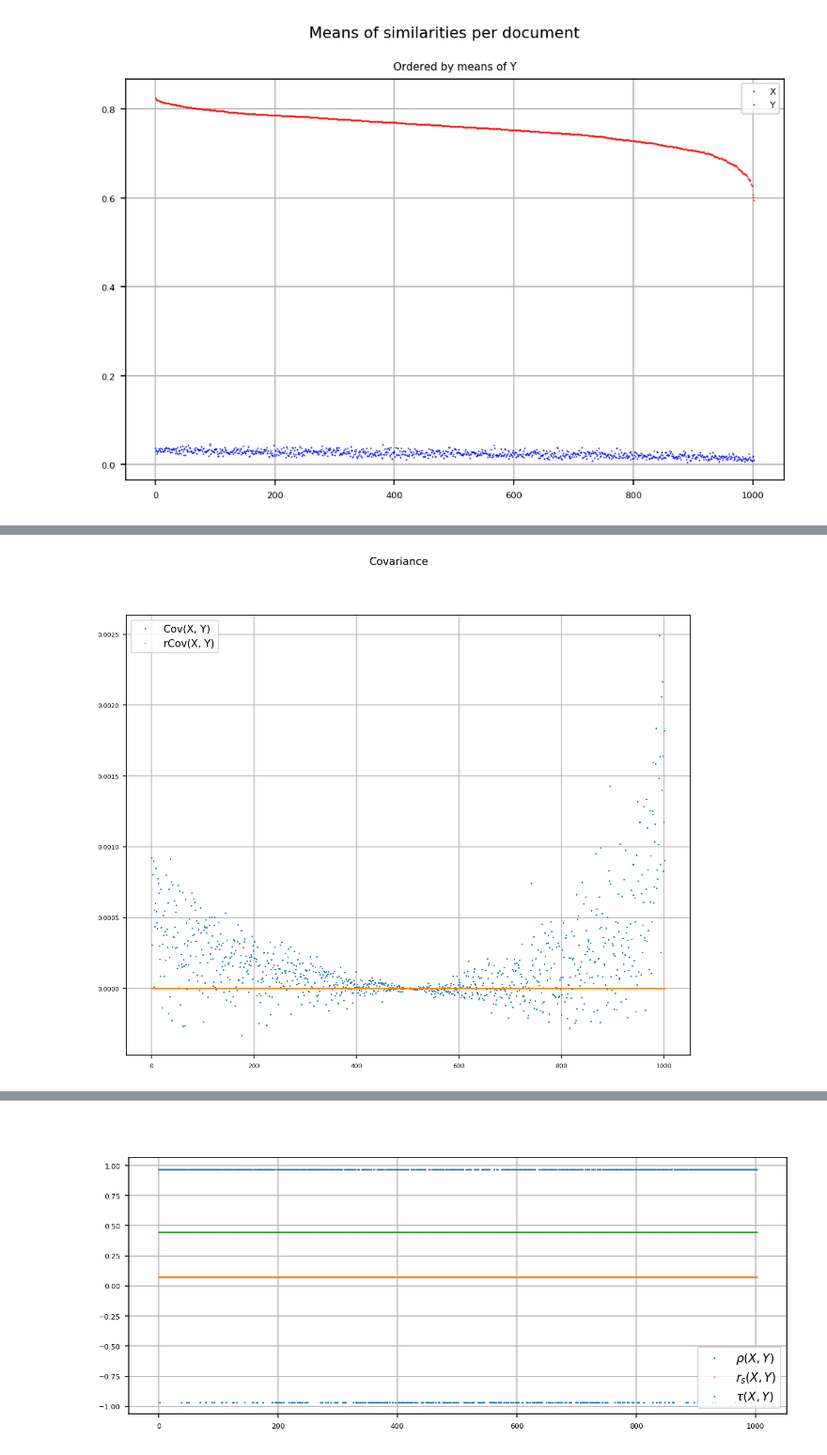
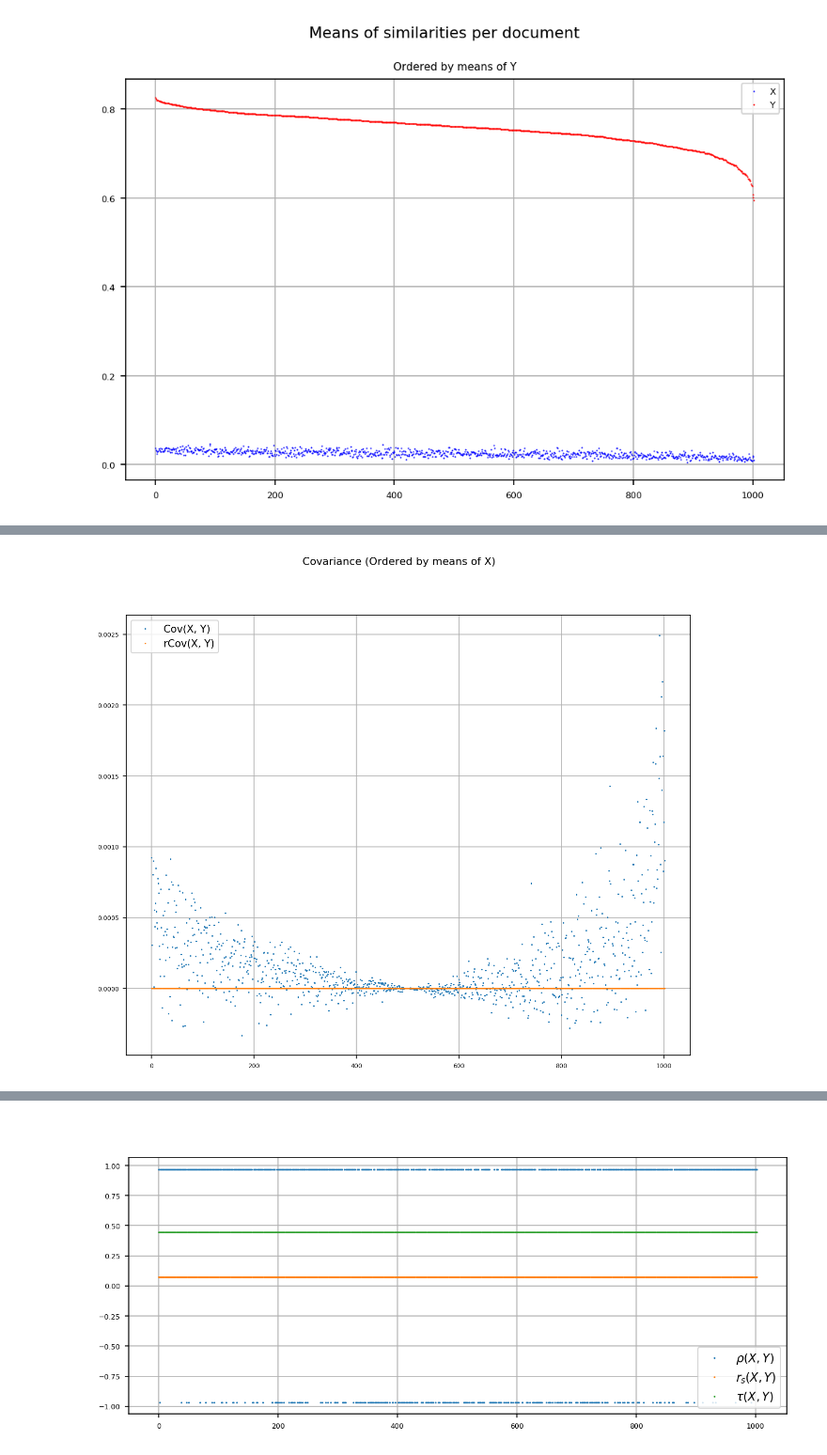
Before and after one commit to sdhdez/article-similarity, a Jupyter notebook: notebooks/04_.ipynb, the cells around one changed output, grey strips where cells are left out. Shown at 94% size. Saved outputs shown, nothing was run; the diff lists cells and outputs as text; code cells hidden in the pictures.

```diff
--- a/notebooks/04_.ipynb
+++ b/notebooks/04_.ipynb
@@ -190,3 +190,21 @@ plt.legend()
 plt.show()
 # %% [output]
 [figure]
+# %%
+fig = plt.figure(figsize=(8,5))
+fig.suptitle("Means of similarities per document")
+
+X_means_ = sess.run(X_means)
+Y_means_ = sess.run(Y_means)
+
+ax_ = plt.subplot(1,1,1)
+ax_.set_title("Ordered by means of X")
+#Plotting  of X similarities
+ax_.plot(X_means_[X_indices], 'b.', lw=0.1, mew=0.0, ms=2.0, label="X")
+# ax_.plot([0,n], [X_means_, X_means_], lw=1.0, label="X mean")
+#Plotting  of Y similarities
+ax_.plot(Y_means_[X_indices], 'r.', mew=0.0, ms=2.0, label="Y")
+
+plt.grid(True)
+plt.legend()
+plt.show()
@@ -193,15 +213,15 @@ plt.show()
 # %%
 fig = plt.figure(figsize=(10,8))
-fig.suptitle("Covariance")
+fig.suptitle("Covariance (Ordered by means of X)")
 
 cov_XY_ = sess.run(cov_XY)
 rcov_XY_ = sess.run(rcov_XY)
 
 ax_ = plt.subplot(1,1,1)
 ax_.plot(cov_XY_[X_indices], '.', lw=0.5, mew=0.0, ms=3.0, label=r"Cov(X, Y)")
 ax_.plot(rcov_XY_[X_indices], '.', lw=0.5, mew=0.0, ms=3.0, label=r"rCov(X, Y)")
 plt.grid(True)
 plt.legend(fontsize=10)
 plt.show()
 # %% [output]
-[figure, old version]
+[figure, new version]
```
Also changed, not shown: parts of 2 cells of this notebook, 12 other files.
